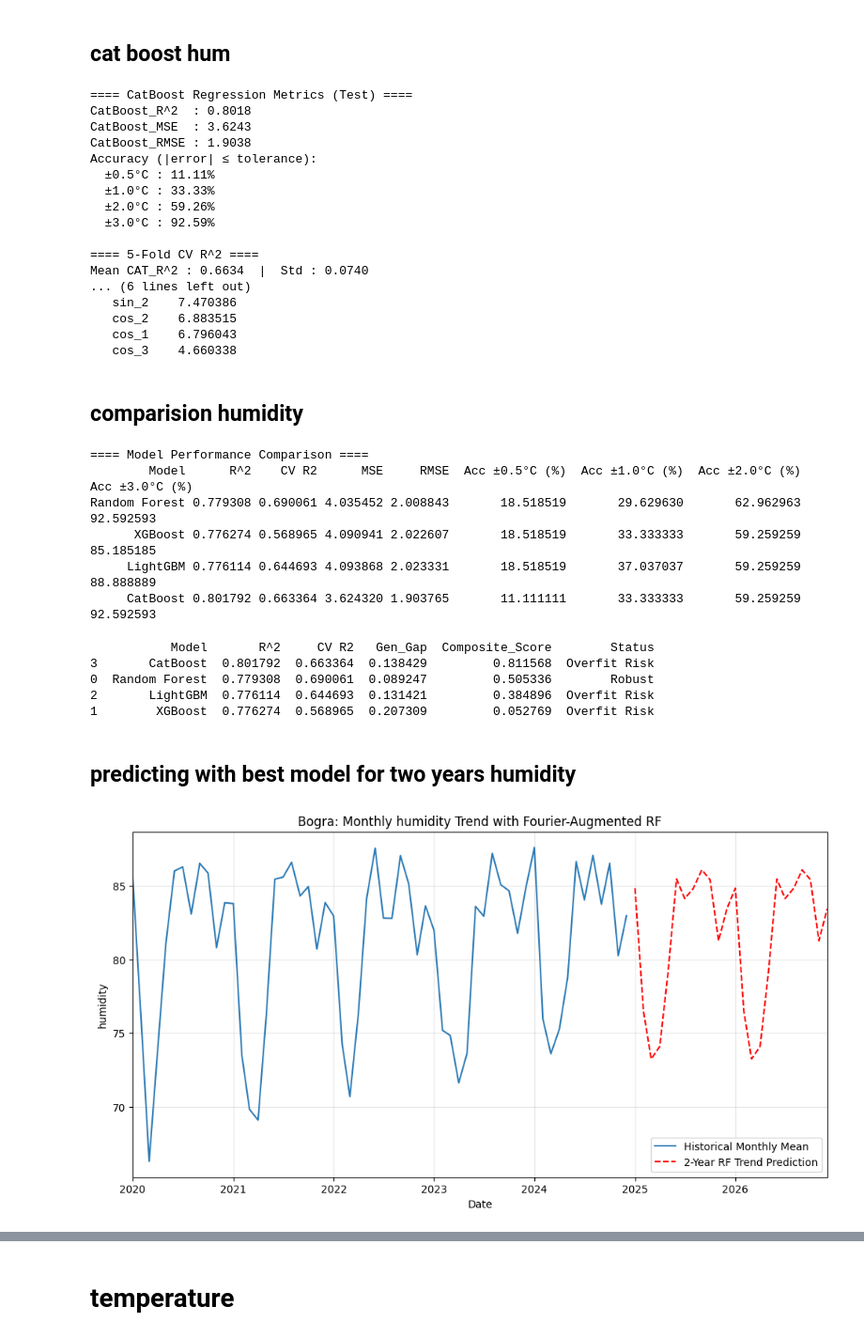
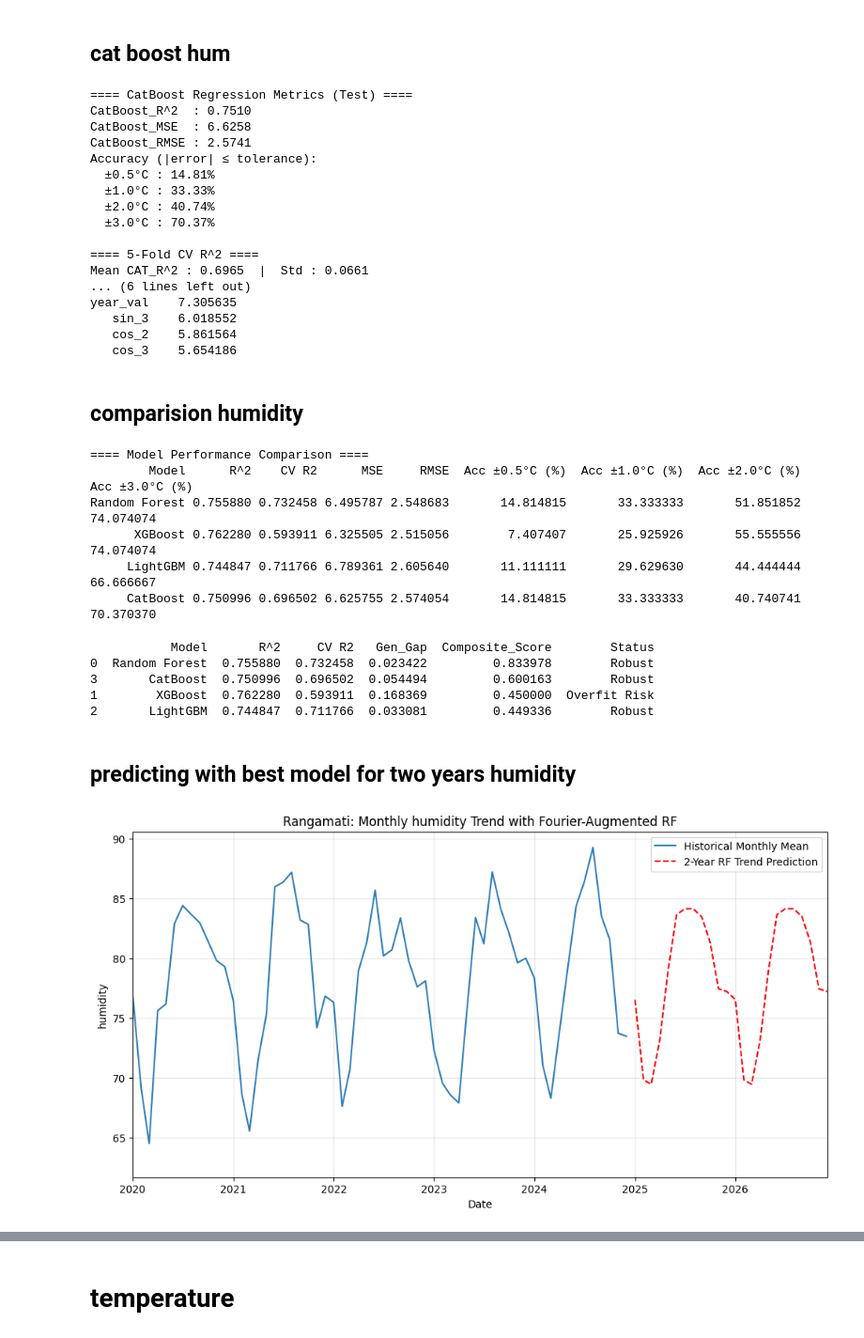
Before and after one commit to not-your-pancake/TCC_Journal, a Jupyter notebook: 0 Real Done Shit/6. Hill Tract Zone (Elevated Terrain)/1-4 HI_WB_HS_WGB/rangamati.ipynb, the cells around one changed output, grey strips where cells are left out. Shown at 94% size. Drawn from its saved outputs; the diff is of its cells as text; code cells hidden in the pictures.

```diff
--- a/0 Real Done Shit/6. Hill Tract Zone (Elevated Terrain)/1-4 HI_WB_HS_WGB/rangamati.ipynb
+++ b/0 Real Done Shit/6. Hill Tract Zone (Elevated Terrain)/1-4 HI_WB_HS_WGB/rangamati.ipynb
@@ -3,8 +3,7 @@
 # %%
 import pandas as pd
 # %%
-district = 'Habiganj'
-df_district = pd.read_csv(f'../../../1980-2024-dataset/{district}_historical_weather_1980_2024.csv')
+df_district = pd.read_csv('../1980-2024-dataset/Rangamati_historical_weather_1980_2024.csv')
 
 df_district = df_district.drop('district', axis =1 )
 
@@ -514,22 +467,22 @@ print("\n==== Top Feature Importances ====")
 print(fi.to_string(index=False))
 # %% [output]
 ==== CatBoost Regression Metrics (Test) ====
-CatBoost_R^2  : 0.8018
-CatBoost_MSE  : 3.6243
-CatBoost_RMSE : 1.9038
+CatBoost_R^2  : 0.7510
+CatBoost_MSE  : 6.6258
+CatBoost_RMSE : 2.5741
 Accuracy (|error| ≤ tolerance):
-  ±0.5°C : 11.11%
+  ±0.5°C : 14.81%
   ±1.0°C : 33.33%
-  ±2.0°C : 59.26%
-  ±3.0°C : 92.59%
+  ±2.0°C : 40.74%
+  ±3.0°C : 70.37%
 
 ==== 5-Fold CV R^2 ====
-Mean CAT_R^2 : 0.6634  |  Std : 0.0740
+Mean CAT_R^2 : 0.6965  |  Std : 0.0661
 ... (6 lines left out)
-   sin_2    7.470386
-   cos_2    6.883515
-   cos_1    6.796043
-   cos_3    4.660338
+year_val    7.305635
+   sin_3    6.018552
+   cos_2    5.861564
+   cos_3    5.654186
 # %% [markdown]
 ## comparision humidity
 # %%
@@ -551,10 +504,10 @@ print(model_performance.to_string(index=False))
 # %% [output]
 ==== Model Performance Comparison ====
         Model      R^2    CV R2      MSE     RMSE  Acc ±0.5°C (%)  Acc ±1.0°C (%)  Acc ±2.0°C (%)  Acc ±3.0°C (%)
-Random Forest 0.779308 0.690061 4.035452 2.008843       18.518519       29.629630       62.962963       92.592593
-      XGBoost 0.776274 0.568965 4.090941 2.022607       18.518519       33.333333       59.259259       85.185185
-     LightGBM 0.776114 0.644693 4.093868 2.023331       18.518519       37.037037       59.259259       88.888889
-     CatBoost 0.801792 0.663364 3.624320 1.903765       11.111111       33.333333       59.259259       92.592593
+Random Forest 0.755880 0.732458 6.495787 2.548683       14.814815       33.333333       51.851852       74.074074
+      XGBoost 0.762280 0.593911 6.325505 2.515056        7.407407       25.925926       55.555556       74.074074
+     LightGBM 0.744847 0.711766 6.789361 2.605640       11.111111       29.629630       44.444444       66.666667
+     CatBoost 0.750996 0.696502 6.625755 2.574054       14.814815       33.333333       40.740741       70.370370
 # %%
 # Simple Additive Weighting
 
@@ -602,18 +555,17 @@ journal_results = select_best_model_journal(model_performance)
 print(journal_results[['Model', 'R^2', 'CV R2', 'Gen_Gap', 'Composite_Score', 'Status']])
 # %% [output]
            Model       R^2     CV R2   Gen_Gap  Composite_Score        Status
-3       CatBoost  0.801792  0.663364  0.138429         0.811568  Overfit Risk
-0  Random Forest  0.779308  0.690061  0.089247         0.505336        Robust
-2       LightGBM  0.776114  0.644693  0.131421         0.384896  Overfit Risk
-1        XGBoost  0.776274  0.568965  0.207309         0.052769  Overfit Risk
+0  Random Forest  0.755880  0.732458  0.023422         0.833978        Robust
+3       CatBoost  0.750996  0.696502  0.054494         0.600163        Robust
+1        XGBoost  0.762280  0.593911  0.168369         0.450000  Overfit Risk
+2       LightGBM  0.744847  0.711766  0.033081         0.449336        Robust
 # %% [markdown]
 ## predicting with best model for two years humidity
 # %%
 import pandas as pd
 import numpy as np
 import matplotlib.pyplot as plt
-import lightgbm as lgb
-
+from sklearn.ensemble import RandomForestRegressor
 
 # 1. Prepare Monthly Data
 df = df_district.copy() # [cite: 101]
@@ -636,55 +588,44 @@ df_features['year_val'] = df_features['date'].dt.year
 # 3. Define Features and Target
 fourier_cols = [c for c in df_features.columns if 'sin' in c or 'cos' in c]
 FEATURES = ['year_val'] + fourier_cols
 X = df_features[FEATURES]
 y = df_features['humidity']
 
 # 4. Train Random Forest [cite: 145, 146]
-cat_model = CatBoostRegressor(
-    iterations=1500,           # Increased iterations with a lower learning rate
-    learning_rate=0.01,        # "Crawl" toward the seasonal trend
-    depth=4,                   # Shallower trees for better generalization on small N=132
-    l2_leaf_reg=10,            # Higher L2 regularization to smooth the seasonal curve
-
-    bootstrap_type='Bayesian',
-    bagging_temperature=0.5,   # Reduced slightly for more stable bagging
-    random_strength=2,         # Adds randomness to scoring splits, preventing overfitting
-
-    loss_function='RMSE',      # Standard for regression; 'Huber' is also an option if data is noisy
-    od_type='Iter',            # Overfitting detector
-    od_wait=50,                # Stop early if the trend isn't improving
-
-    random_seed=42,
-    verbose=0
+rf = RandomForestRegressor(
+    n_estimators=300,
+    max_depth=6,
+    min_samples_split=2,
+    min_samples_leaf=7,
+    random_state=42,
+    n_jobs=-1,
+    max_features= 1.0
 )
-
-
-cat_model.fit(X_train, y_train)
-
+rf.fit(X_train, y_train)
 
 # 5. Predict 2 Years Future (24 months)
 last_date = df_features['date'].max()
 future_dates = pd.date_range(start=last_date + pd.DateOffset(months=1), periods=24, freq='MS')
 future_df = pd.DataFrame({'date': future_dates})
 future_df['year_val'] = future_df['date'].dt.year
 future_df = add_fourier_features(future_df)
 
-predictions_hum = cat_model.predict(future_df[FEATURES])
+predictions_hum = rf.predict(future_df[FEATURES])
 
 
 # 6. Visualization
 plt.figure(figsize=(12, 6))
 plt.plot(df_features['date'], y, label='Historical Monthly Mean', color='#2c7bb6') # [cite: 80]
 plt.plot(future_dates, predictions_hum, label='2-Year RF Trend Prediction', linestyle='--', color='red')
-plt.title('Bogra: Monthly humidity Trend with Fourier-Augmented RF')
+plt.title('Rangamati: Monthly humidity Trend with Fourier-Augmented RF')
 plt.xlabel('Date')
 plt.ylabel('humidity')
 plt.legend()
 plt.grid(True, alpha=0.3)
 # Set the start date to Jan 1st, 2023
 plt.xlim(pd.Timestamp('2020-01-01'), future_dates.max())
 plt.show()
 # %% [output]
-[figure, old version]
+[figure, new version]
 # %%
 # 5. Predict 2 Years Future with Empirical Validation
```
Also changed, not shown: parts of 59 cells of this notebook, 12 other files.
